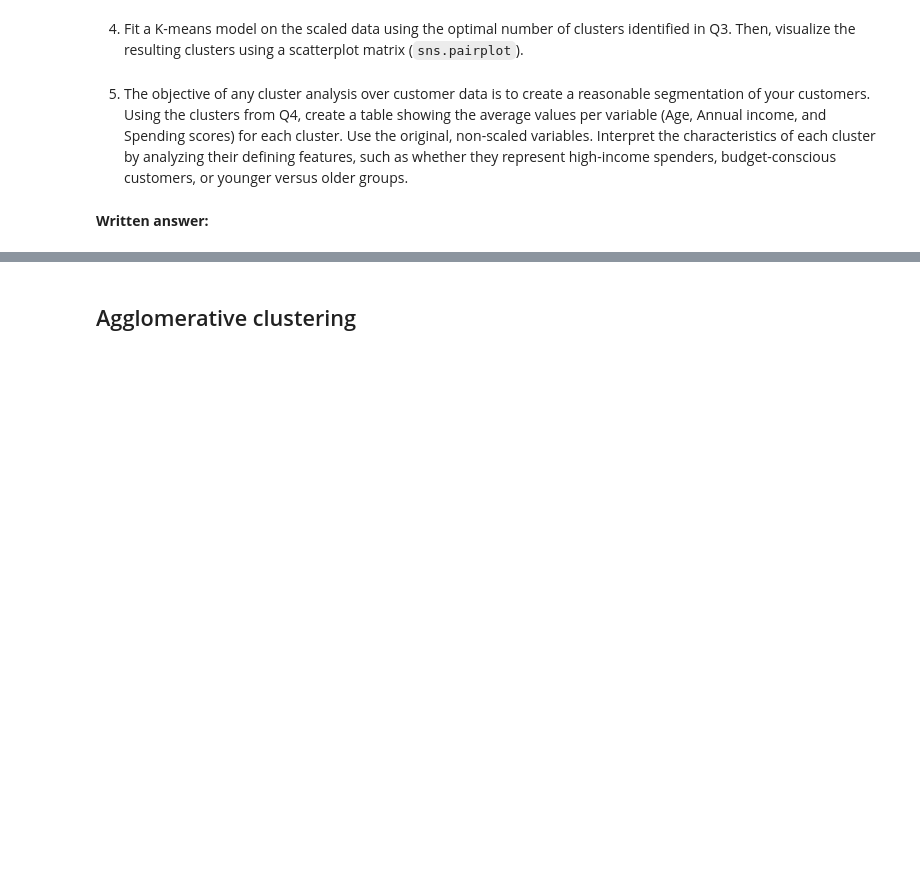
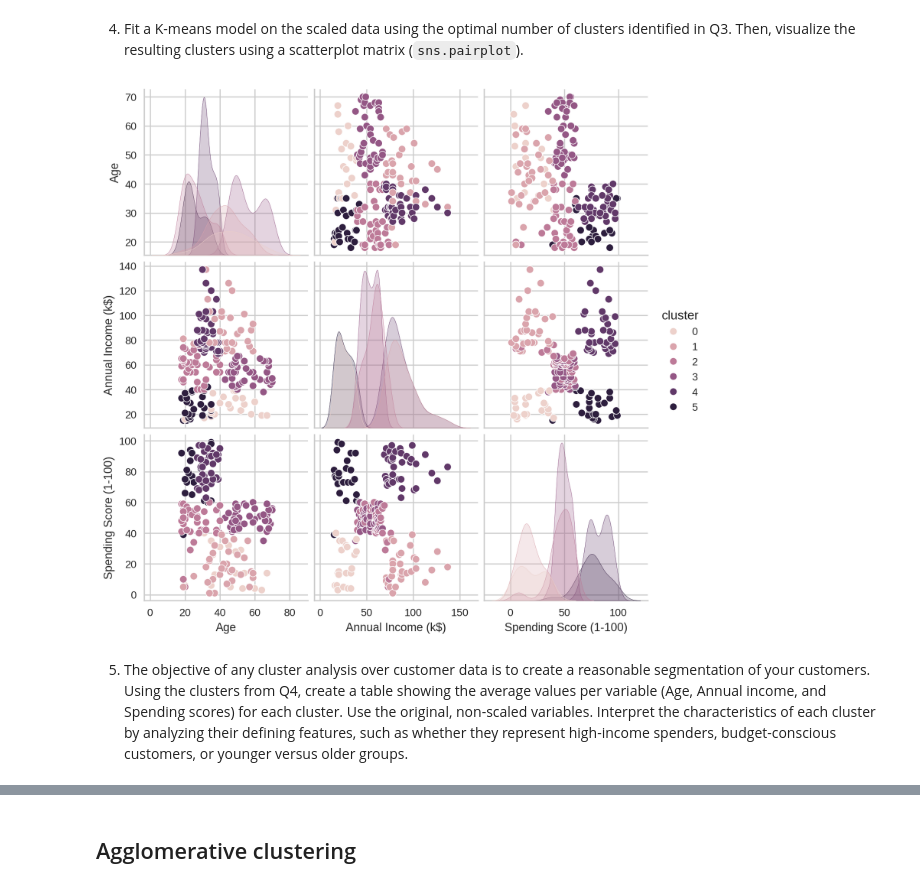
Before and after one commit to emilyberlinghoff/DS3000, a Jupyter notebook: Homework 8 - Clustering/251287809_H08.ipynb, the cells around one changed output, grey strips where cells are left out. Saved outputs shown, nothing was run; the diff lists cells and outputs as text; code cells hidden in the pictures; blank space fills up the shorter version.

```diff
--- a/Homework 8 - Clustering/251287809_H08.ipynb
+++ b/Homework 8 - Clustering/251287809_H08.ipynb
@@ -88,2 +163,16 @@ In the following lines you should:
+# %%
+# Fit a K-means model on the scaled data using the optimal number of clusters identified in Q3
+kmeans = KMeans(n_clusters=6, random_state=2025)
+kmeans.fit(data_scaled)
+
+# Convert to Pandas DataFrame for compatibility with seaborn
+data_pd = data.to_pandas()
+data_pd['cluster'] = kmeans.labels_
+
+# Visualize the resulting clusters using a scatterplot matrix `sns.pairplot`
+sns.pairplot(data_pd, hue="cluster", vars=["Age", "Annual Income (k$)", "Spending Score (1-100)"])
+plt.show()
+# %% [output]
+[figure, added]
 # %% [markdown]
 5. The objective of any cluster analysis over customer data is to create a reasonable segmentation of your customers. Using the clusters from Q4, create a table showing the average values per variable (Age, Annual income, and Spending scores) for each cluster. Use the original, non-scaled variables. Interpret the characteristics of each cluster by analyzing their defining features, such as whether they represent high-income spenders, budget-conscious customers, or younger versus older groups.
@@ -92,2 +178,0 @@ In the following lines you should:
-# %% [markdown]
-**Written answer:**
```
Also changed, not shown: parts of 19 cells of this notebook.
